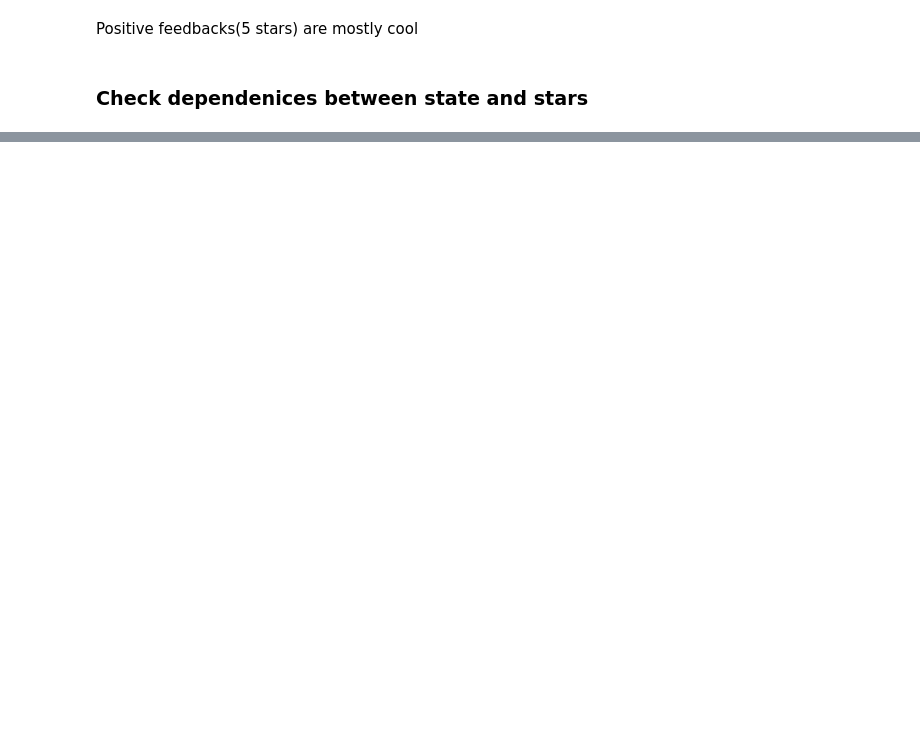
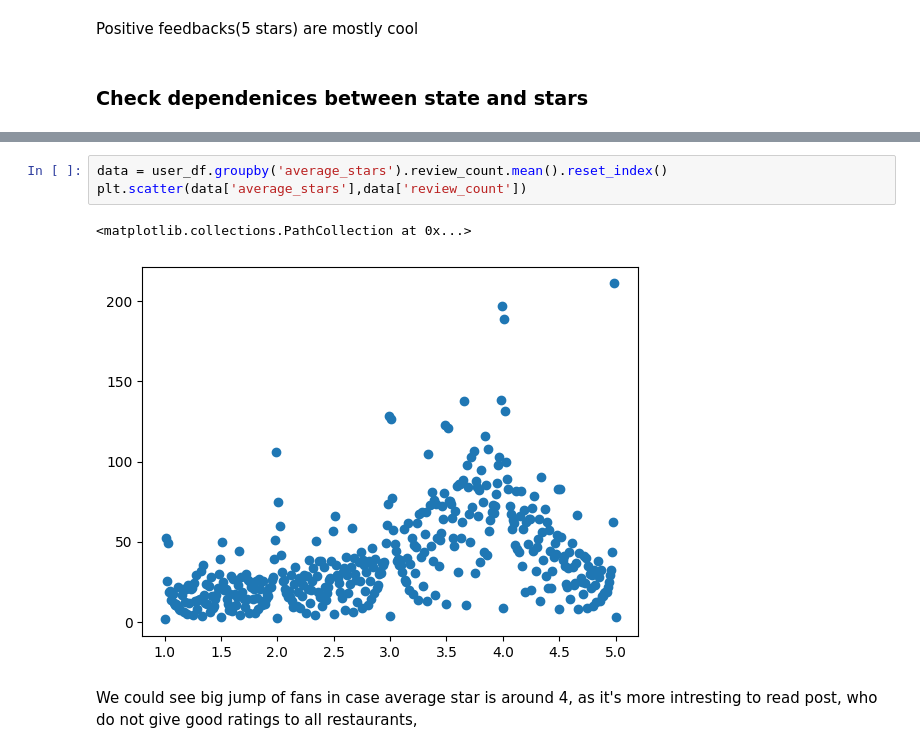
Before and after one commit to PrometheusUA/recommender-ucu, a Jupyter notebook: experiments/20240611_bohdan_eda/experiment.ipynb, the cells around one changed output, grey strips where cells are left out. Drawn from its saved outputs; the diff is of its cells as text; blank space fills up the shorter version.

```diff
--- a/experiments/20240611_bohdan_eda/experiment.ipynb
+++ b/experiments/20240611_bohdan_eda/experiment.ipynb
@@ -504,0 +577,8 @@ gdf
+# %%
+data = user_df.groupby('average_stars').review_count.mean().reset_index()
+plt.scatter(data['average_stars'],data['review_count'])
+# %% [output]
+<matplotlib.collections.PathCollection at 0x...>
+[figure, added]
+# %% [markdown]
+We could see big jump of fans in case average star is around 4, as it's more intresting to read post, who do not give good ratings to all restaurants,
```
Also changed, not shown: parts of 20 cells of this notebook.
